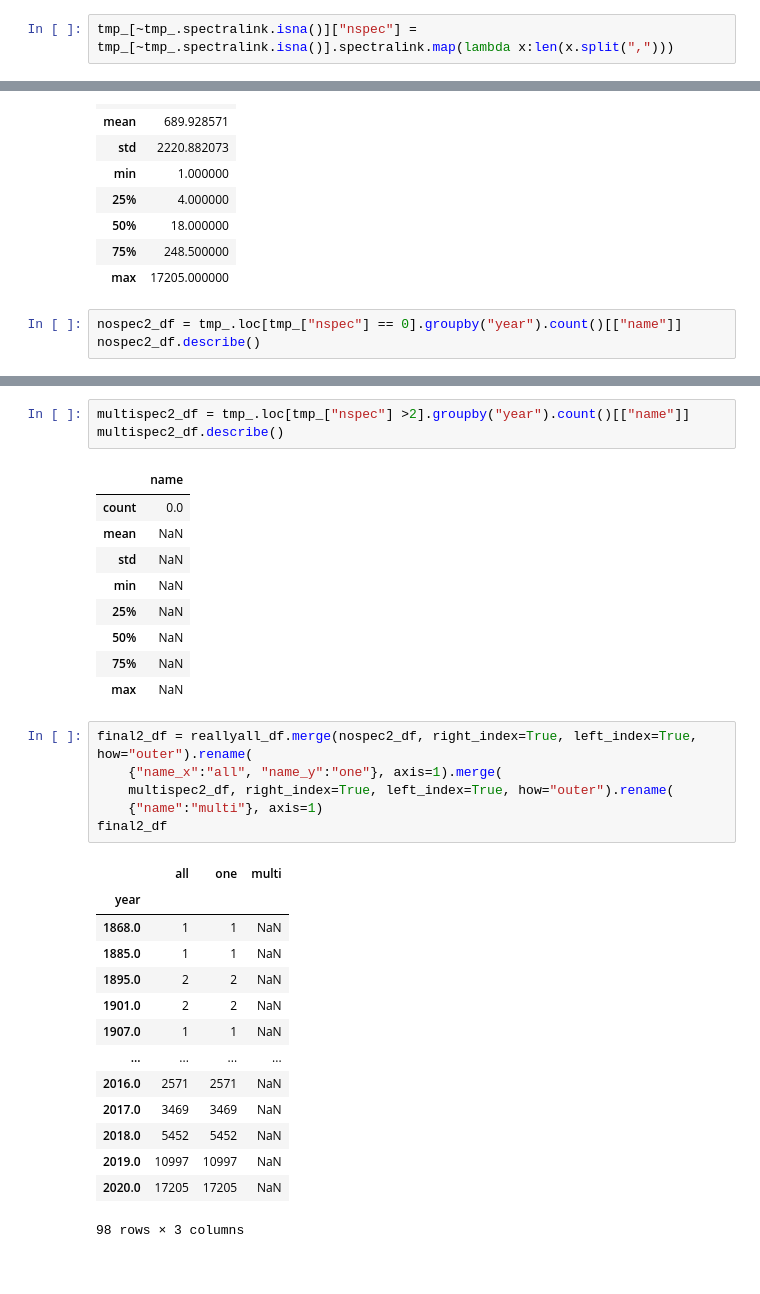
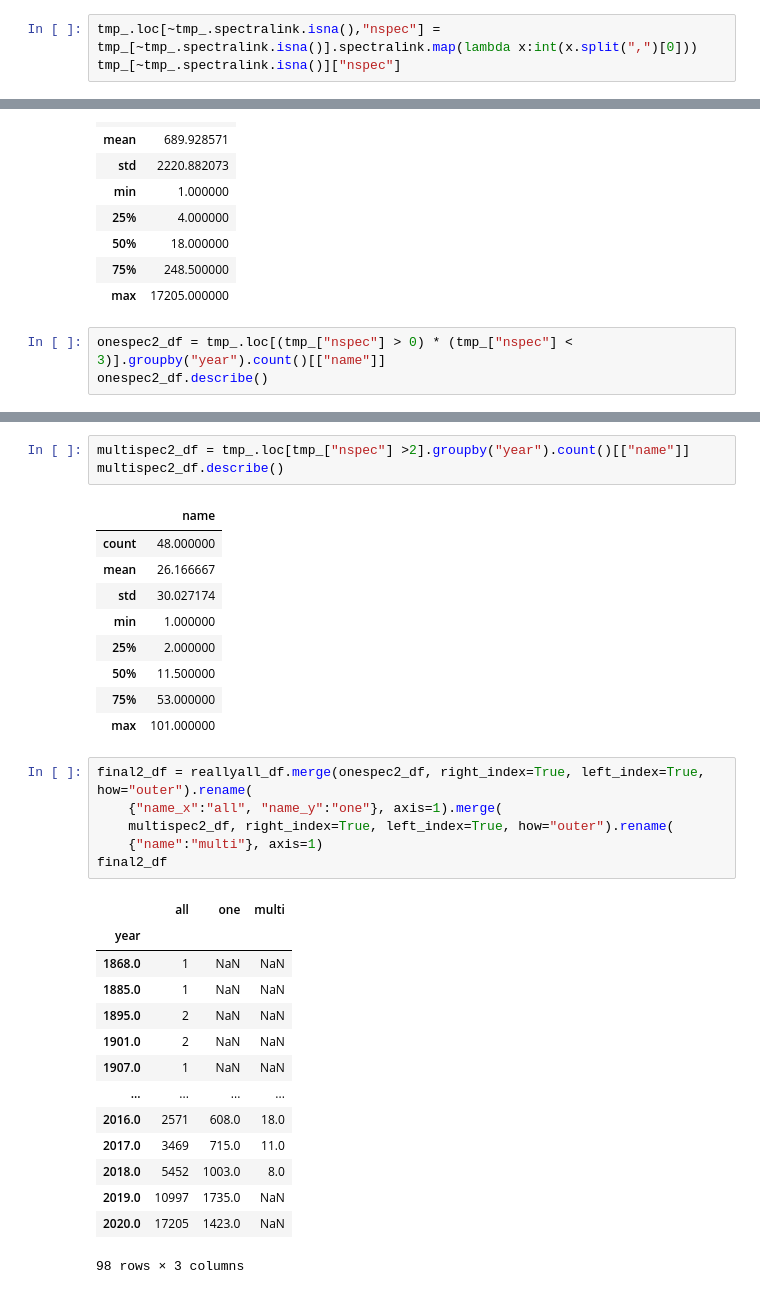
Before and after one commit to fedhere/willowsposterSNcount, a Jupyter notebook: sn_stuff_for_poster_2022pcwFED.ipynb, the cells around one changed output, grey strips where cells are left out. Saved outputs shown, nothing was run; the diff lists cells and outputs as text.

```diff
--- a/sn_stuff_for_poster_2022pcwFED.ipynb
+++ b/sn_stuff_for_poster_2022pcwFED.ipynb
@@ -225,3 +240,4 @@ tmp_["nspec"] = 0
 # %%
-tmp_[~tmp_.spectralink.isna()]["nspec"] = tmp_[~tmp_.spectralink.isna()].spectralink.map(lambda x:len(x.split(",")))
+tmp_.loc[~tmp_.spectralink.isna(),"nspec"] = tmp_[~tmp_.spectralink.isna()].spectralink.map(lambda x:int(x.split(",")[0]))
+tmp_[~tmp_.spectralink.isna()]["nspec"]
 # %% [output]
@@ -259,7 +294,7 @@ reallyall_df.describe()
 | 75% | 248.500000 |
 | max | 17205.000000 |
 # %%
-nospec2_df = tmp_.loc[tmp_["nspec"] == 0].groupby("year").count()[["name"]]
-nospec2_df.describe()
+onespec2_df = tmp_.loc[(tmp_["nspec"] > 0) * (tmp_["nspec"] < 3)].groupby("year").count()[["name"]]
+onespec2_df.describe()
 # %% [output]
 |  | name |
@@ -276,33 +311,33 @@ multispec2_df = tmp_.loc[tmp_["nspec"] >2].groupby("year").count()[["name"]]
 multispec2_df.describe()
 # %% [output]
 |  | name |
-| count | 0.0 |
-| mean | NaN |
-| std | NaN |
-| min | NaN |
-| 25% | NaN |
-| 50% | NaN |
-| 75% | NaN |
-| max | NaN |
+| count | 48.000000 |
+| mean | 26.166667 |
+| std | 30.027174 |
+| min | 1.000000 |
+| 25% | 2.000000 |
+| 50% | 11.500000 |
+| 75% | 53.000000 |
+| max | 101.000000 |
 # %%
-final2_df = reallyall_df.merge(nospec2_df, right_index=True, left_index=True, how="outer").rename(
+final2_df = reallyall_df.merge(onespec2_df, right_index=True, left_index=True, how="outer").rename(
     {"name_x":"all", "name_y":"one"}, axis=1).merge(
     multispec2_df, right_index=True, left_index=True, how="outer").rename(
     {"name":"multi"}, axis=1)
 final2_df
 # %% [output]
 |  | all | one | multi |
 | year |  |  |  |
-| 1868.0 | 1 | 1 | NaN |
-| 1885.0 | 1 | 1 | NaN |
-| 1895.0 | 2 | 2 | NaN |
-| 1901.0 | 2 | 2 | NaN |
-| 1907.0 | 1 | 1 | NaN |
+| 1868.0 | 1 | NaN | NaN |
+| 1885.0 | 1 | NaN | NaN |
+| 1895.0 | 2 | NaN | NaN |
+| 1901.0 | 2 | NaN | NaN |
+| 1907.0 | 1 | NaN | NaN |
 | ... | ... | ... | ... |
-| 2016.0 | 2571 | 2571 | NaN |
-| 2017.0 | 3469 | 3469 | NaN |
-| 2018.0 | 5452 | 5452 | NaN |
-| 2019.0 | 10997 | 10997 | NaN |
-| 2020.0 | 17205 | 17205 | NaN |
+| 2016.0 | 2571 | 608.0 | 18.0 |
+| 2017.0 | 3469 | 715.0 | 11.0 |
+| 2018.0 | 5452 | 1003.0 | 8.0 |
+| 2019.0 | 10997 | 1735.0 | NaN |
+| 2020.0 | 17205 | 1423.0 | NaN |
 98 rows × 3 columns
 # %%
```
Also changed, not shown: parts of 10 cells of this notebook.
